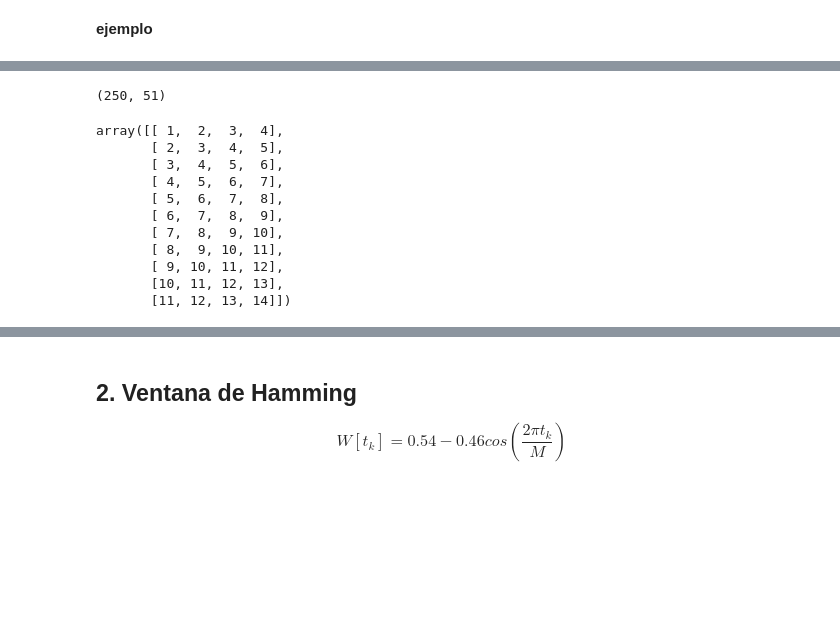
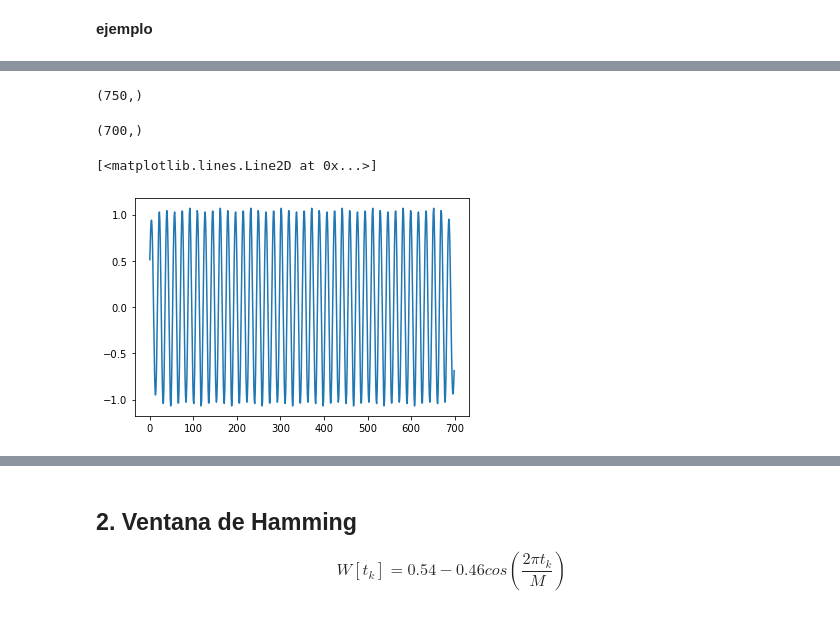
Before and after one commit to Poswer96/filtra_23-i, a Jupyter notebook: src/Filtros FIR/Filtros FIR Pasa Bajas. Diseño con Ventanas.ipynb, the cells around one changed output, grey strips where cells are left out. Cells and saved outputs as stored; diff of their text form; code cells hidden in the pictures; blank space fills up the shorter version.

```diff
--- a/src/Filtros FIR/Filtros FIR Pasa Bajas. Diseño con Ventanas.ipynb
+++ b/src/Filtros FIR/Filtros FIR Pasa Bajas. Diseño con Ventanas.ipynb
@@ -146,22 +147,20 @@ plt.plot(signal.lfilter(bn, [1], y))
-# %%
-slide_w(y, bn.shape[0]).shape
-# %% [output]
-(250, 51)
-# %%
-as_strided = np.lib.stride_tricks.as_strided
-a = np.arange(1,15)
-b = as_strided(a, (11,4), a.strides*2)
-b
-completar con ceros
-# %% [output]
-array([[ 1,  2,  3,  4],
-       [ 2,  3,  4,  5],
-       [ 3,  4,  5,  6],
-       [ 4,  5,  6,  7],
-       [ 5,  6,  7,  8],
-       [ 6,  7,  8,  9],
-       [ 7,  8,  9, 10],
-       [ 8,  9, 10, 11],
-       [ 9, 10, 11, 12],
-       [10, 11, 12, 13],
-       [11, 12, 13, 14]])
+# %%
+shape = y.shape[0]
+extra = np.ceil(shape/M).astype('int')
+#
+y_ext = np.concatenate((np.zeros(M//2), y, np.zeros(M//2)))
+y_ext.shape
+# %% [output]
+(750,)
+# %%
+y_wrap = slide_w(y_ext, M)
+# %%
+y_filt = (y_wrap @ bn)
+y_filt.shape
+# %% [output]
+(700,)
+# %%
+plt.plot(y_filt)
+# %% [output]
+[<matplotlib.lines.Line2D at 0x...>]
+[figure, added]
```
Also changed, not shown: parts of 8 cells of this notebook.
